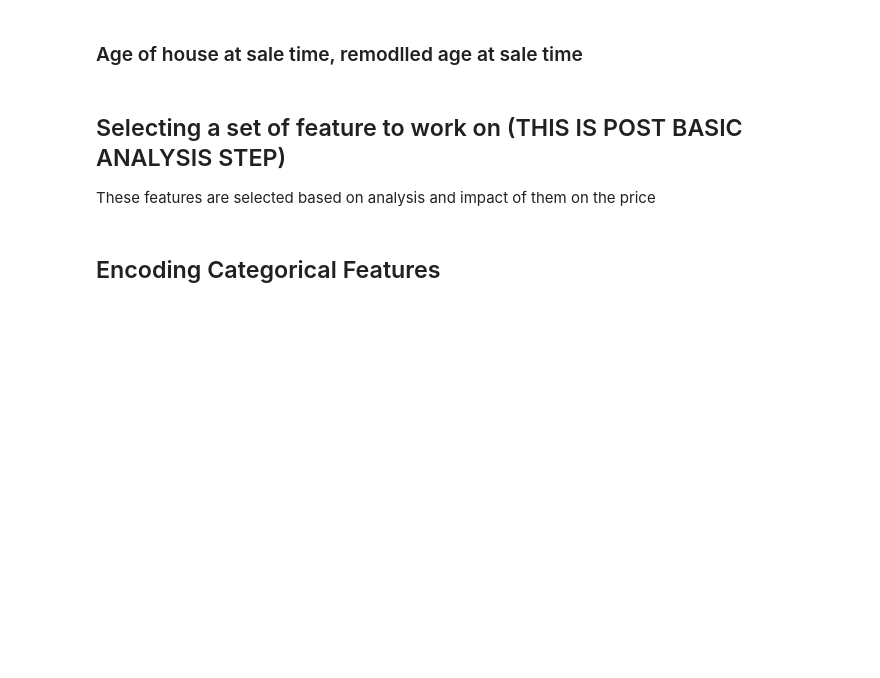
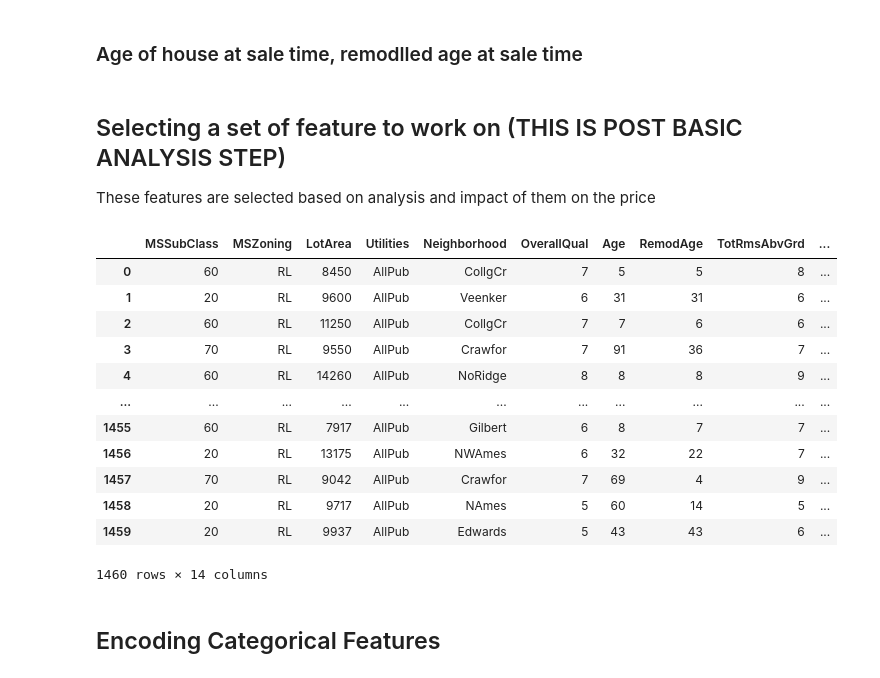
Before and after one commit to pmotameni/mids-w207-final-project, a Jupyter notebook: w207_Final_EDA.ipynb, the cells around one changed output. Drawn from its saved outputs; the diff is of its cells as text; code cells hidden in the pictures; blank space fills up the shorter version.

```diff
--- a/w207_Final_EDA.ipynb
+++ b/w207_Final_EDA.ipynb
@@ -829,6 +830,12 @@ TODO do all of these pre-split
 # %%
-# Set half-bath to half of its value
-bath_props = ['BsmtFullBath', 'BsmtHalfBath', 'FullBath', 'HalfBath']
-df_X[['BsmtHalfBath', 'HalfBath']] = df_X[[
-    'BsmtHalfBath', 'HalfBath']].apply(lambda x: x/2, axis=1)
-df_X['total_bath'] = df_X[bath_props].apply(np.sum, axis=1)
+def get_bath_features_dataset(consider_half_as_full):
+    # Set half-bath to half of its value
+    bath_props = ['BsmtFullBath', 'BsmtHalfBath', 'FullBath', 'HalfBath']
+    bath_dataset = df_X[['BsmtFullBath',
+                        'BsmtHalfBath', 'FullBath', 'HalfBath']].copy()
+    if not consider_half_as_full:
+        # Total number of bath = number of full + (number of half/2)
+        bath_dataset[['BsmtHalfBath', 'HalfBath']] = bath_dataset[[
+            'BsmtHalfBath', 'HalfBath']].apply(lambda x: x/2, axis=1)
+    bath_dataset['total_bath'] = bath_dataset[bath_props].apply(np.sum, axis=1)
+    return bath_dataset
@@ -840,12 +895,37 @@ df_X['RemodAge'] = df_X['YrSold'] - df_X['YearRemodAdd']
 # %% [markdown]
 ## Selecting a set of feature to work on (THIS IS POST BASIC ANALYSIS STEP)
 These features are selected based on analysis and impact of them on the price
+# %%
+def build_featues():
+    # we showed that not considering half-bath as full has better revealing factor
+    f_baths = get_bath_features_dataset(consider_half_as_full=False)
+    df_X['total_bath'] = f_baths['total_bath']
+    # Age of house at sale time, remodlled age at sale time
+    df_X['Age'] = df_X['YrSold'] - df_X['YearBuilt']
+    df_X['RemodAge'] = df_X['YrSold'] - df_X['YearRemodAdd']
 # %%
-list_of_features = ['MSSubClass', 'MSZoning', 'LotArea', 'Utilities',
-                    'Neighborhood', 'OverallQual', 'Age', 'RemodAge',
-                    'TotRmsAbvGrd', 'KitchenQual', 'YrSold', 'MoSold', 'GrLivArea', 'total_bath']
-working_set = df_X[list_of_features]
-# working_set.head()
+def extract_features():
+    list_of_features = ['MSSubClass', 'MSZoning', 'LotArea', 'Utilities',
+                        'Neighborhood', 'OverallQual', 'Age', 'RemodAge',
+                        'TotRmsAbvGrd', 'KitchenQual', 'YrSold', 'MoSold', 'GrLivArea', 'total_bath']
+    return df_X[list_of_features].copy()
+# %%
+build_featues()
+extract_features()
+# %% [output]
+|  | MSSubClass | MSZoning | LotArea | Utilities | Neighborhood | OverallQual | Age | RemodAge | TotRmsAbvGrd | ... |
+| 0 | 60 | RL | 8450 | AllPub | CollgCr | 7 | 5 | 5 | 8 | ... |
+| 1 | 20 | RL | 9600 | AllPub | Veenker | 6 | 31 | 31 | 6 | ... |
+| 2 | 60 | RL | 11250 | AllPub | CollgCr | 7 | 7 | 6 | 6 | ... |
+| 3 | 70 | RL | 9550 | AllPub | Crawfor | 7 | 91 | 36 | 7 | ... |
+| 4 | 60 | RL | 14260 | AllPub | NoRidge | 8 | 8 | 8 | 9 | ... |
+| ... | ... | ... | ... | ... | ... | ... | ... | ... | ... | ... |
+| 1455 | 60 | RL | 7917 | AllPub | Gilbert | 6 | 8 | 7 | 7 | ... |
+| 1456 | 20 | RL | 13175 | AllPub | NWAmes | 6 | 32 | 22 | 7 | ... |
+| 1457 | 70 | RL | 9042 | AllPub | Crawfor | 7 | 69 | 4 | 9 | ... |
+| 1458 | 20 | RL | 9717 | AllPub | NAmes | 5 | 60 | 14 | 5 | ... |
+| 1459 | 20 | RL | 9937 | AllPub | Edwards | 5 | 43 | 43 | 6 | ... |
+1460 rows × 14 columns
 # %% [markdown]
 ## Encoding Categorical Features
 # %%
```
Also changed, not shown: parts of 10 cells of this notebook, 1 other file.
